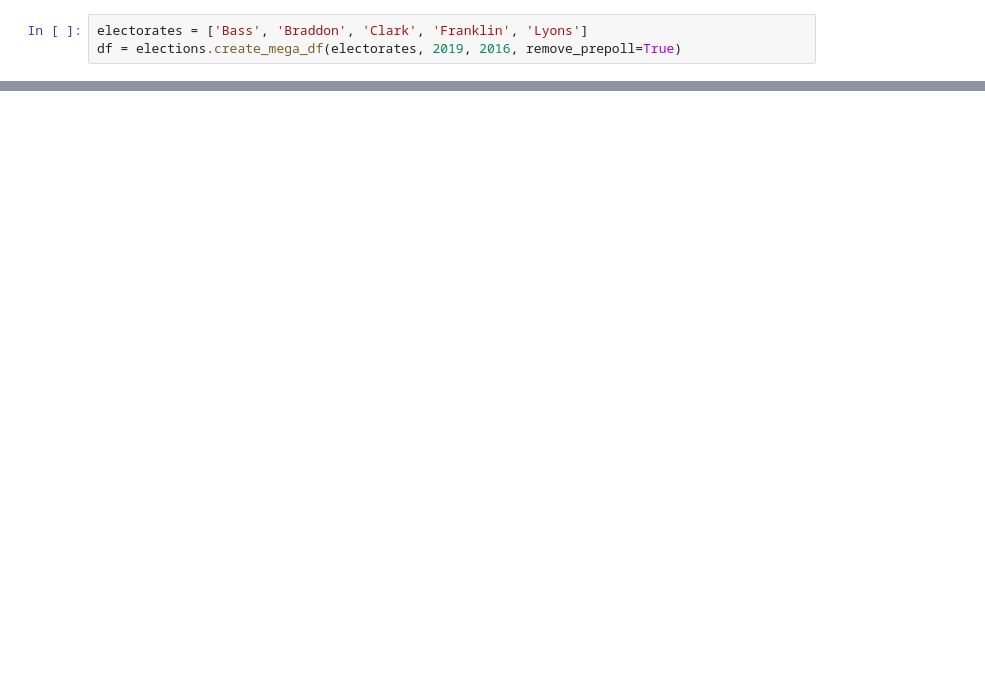
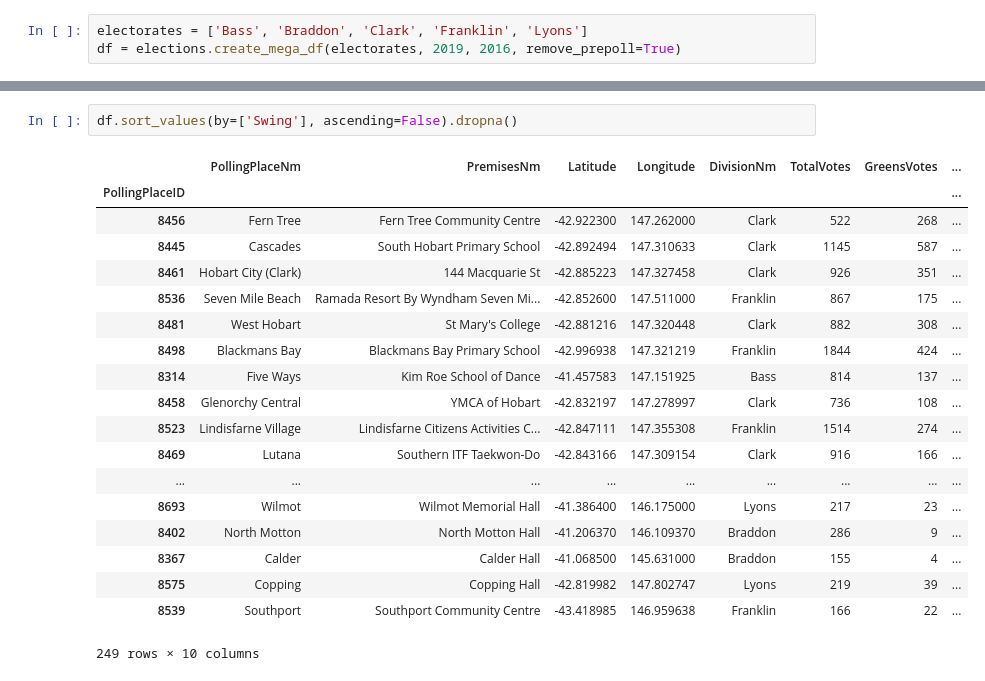
Before and after one commit to DamienIrving/election-analysis, a Jupyter notebook: static_maps.ipynb, the cells around one changed output, grey strips where cells are left out. Saved outputs shown, nothing was run; the diff lists cells and outputs as text; blank space fills up the shorter version.

```diff
--- a/static_maps.ipynb
+++ b/static_maps.ipynb
@@ -23,0 +43,22 @@ tiles * points
+# %%
+df.sort_values(by=['Swing'], ascending=False).dropna()
+# %% [output]
+|  | PollingPlaceNm | PremisesNm | Latitude | Longitude | DivisionNm | TotalVotes | GreensVotes | ... |
+| PollingPlaceID |  |  |  |  |  |  |  | ... |
+| 8456 | Fern Tree | Fern Tree Community Centre | -42.922300 | 147.262000 | Clark | 522 | 268 | ... |
+| 8445 | Cascades | South Hobart Primary School | -42.892494 | 147.310633 | Clark | 1145 | 587 | ... |
+| 8461 | Hobart City (Clark) | 144 Macquarie St | -42.885223 | 147.327458 | Clark | 926 | 351 | ... |
+| 8536 | Seven Mile Beach | Ramada Resort By Wyndham Seven Mi... | -42.852600 | 147.511000 | Franklin | 867 | 175 | ... |
+| 8481 | West Hobart | St Mary's College | -42.881216 | 147.320448 | Clark | 882 | 308 | ... |
+| 8498 | Blackmans Bay | Blackmans Bay Primary School | -42.996938 | 147.321219 | Franklin | 1844 | 424 | ... |
+| 8314 | Five Ways | Kim Roe School of Dance | -41.457583 | 147.151925 | Bass | 814 | 137 | ... |
+| 8458 | Glenorchy Central | YMCA of Hobart | -42.832197 | 147.278997 | Clark | 736 | 108 | ... |
+| 8523 | Lindisfarne Village | Lindisfarne Citizens Activities C... | -42.847111 | 147.355308 | Franklin | 1514 | 274 | ... |
+| 8469 | Lutana | Southern ITF Taekwon-Do | -42.843166 | 147.309154 | Clark | 916 | 166 | ... |
+| ... | ... | ... | ... | ... | ... | ... | ... | ... |
+| 8693 | Wilmot | Wilmot Memorial Hall | -41.386400 | 146.175000 | Lyons | 217 | 23 | ... |
+| 8402 | North Motton | North Motton Hall | -41.206370 | 146.109370 | Braddon | 286 | 9 | ... |
+| 8367 | Calder | Calder Hall | -41.068500 | 145.631000 | Braddon | 155 | 4 | ... |
+| 8575 | Copping | Copping Hall | -42.819982 | 147.802747 | Lyons | 219 | 39 | ... |
+| 8539 | Southport | Southport Community Centre | -43.418985 | 146.959638 | Franklin | 166 | 22 | ... |
+249 rows × 10 columns
```
Also changed, not shown: parts of 4 cells of this notebook.
